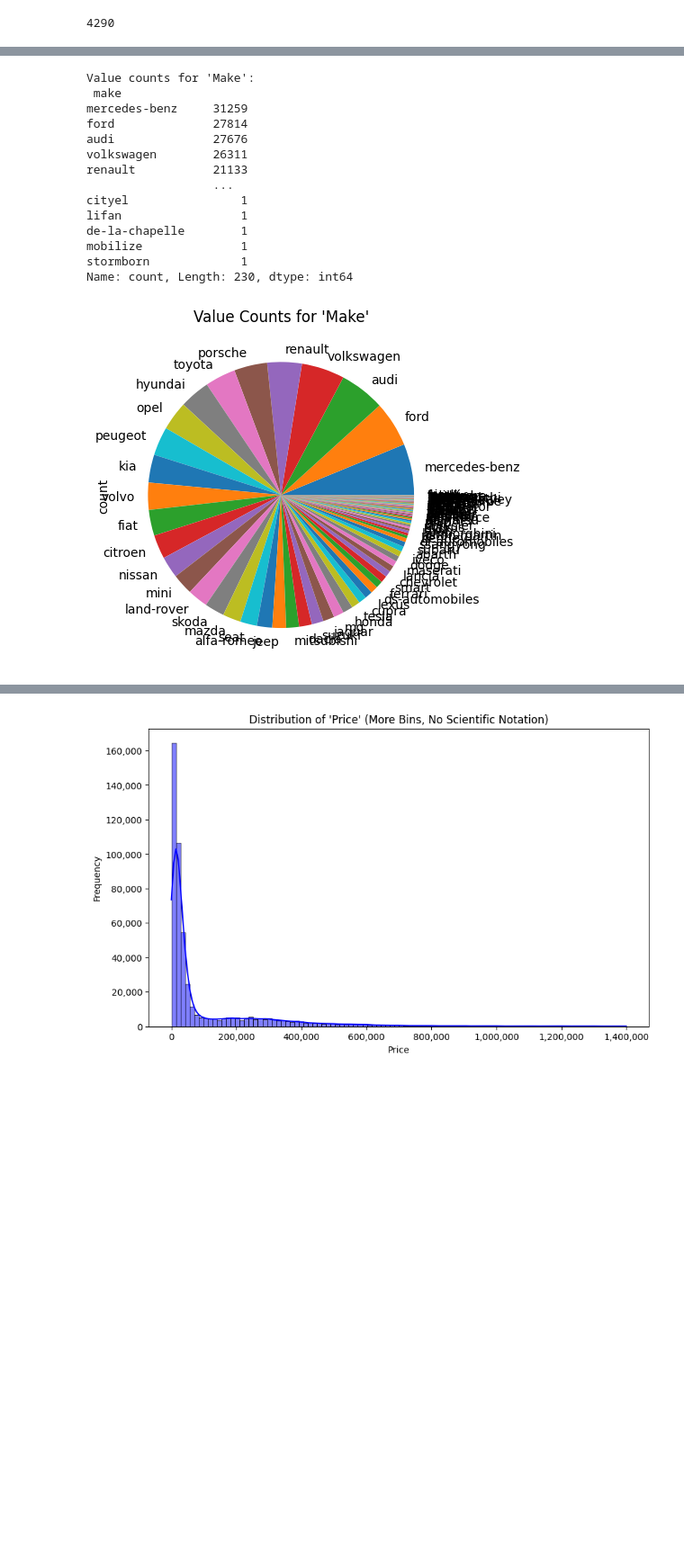
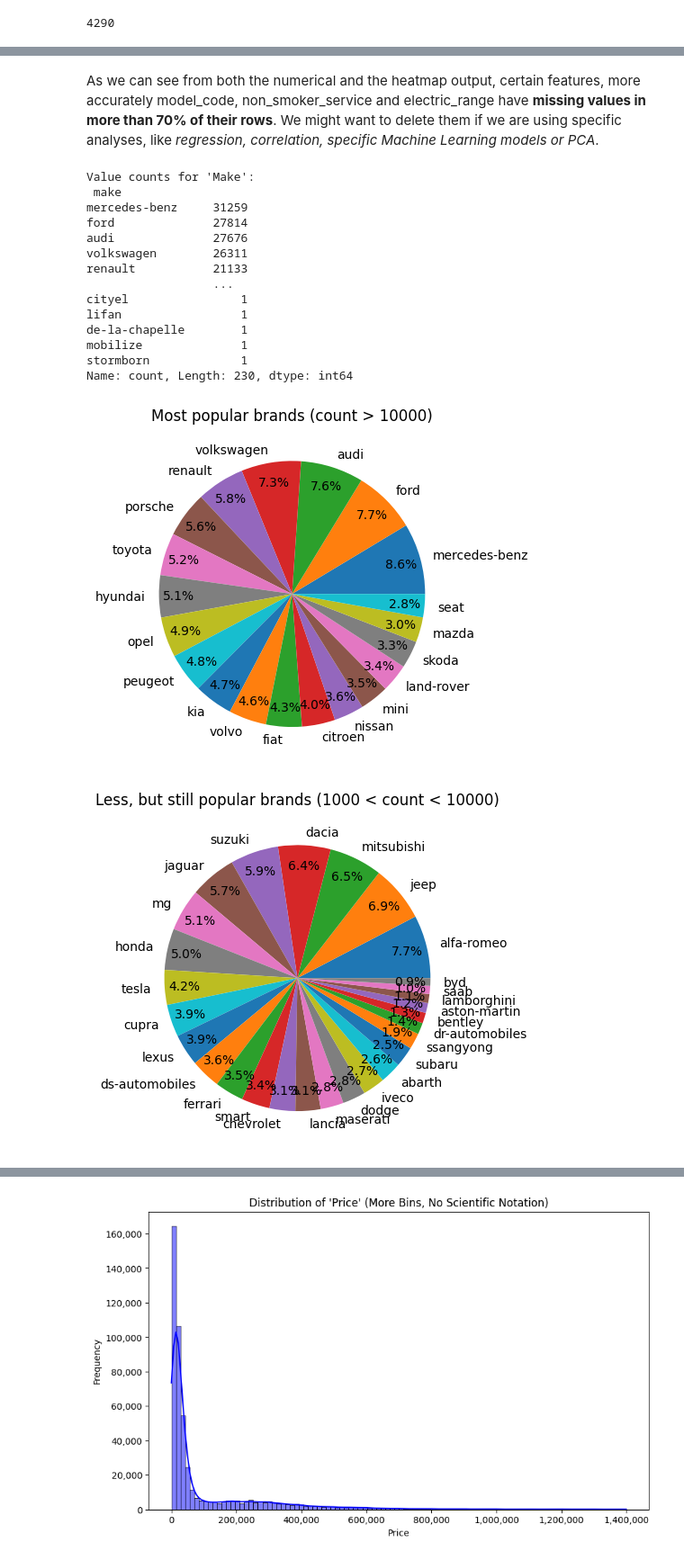
Before and after one commit to dfoddav2/SS25-capstone-project, a Jupyter notebook: exploratory.ipynb, the cells around one changed output, grey strips where cells are left out. Shown: that part at 90% size. Drawn from its saved outputs; the diff is of its cells as text; code cells hidden in the pictures; blank space fills up the shorter version.

```diff
--- a/exploratory.ipynb
+++ b/exploratory.ipynb
@@ -79,26 +149,42 @@ dtype: int64
+# %% [markdown]
+As we can see from both the numerical and the heatmap output, certain features, more accurately model_code, non_smoker_service and electric_range have **missing values in more than 70% of their rows**. We might want to delete them if we are using specific analyses, like *regression, correlation, specific Machine Learning models or PCA*.
 # %%
 # 3. Value Counts for Categorical Columns
 
 # Print value counts for categorical columns (example: 'Make')
-print("\nValue counts for 'Make':\n", df['make'].value_counts())
+print("\nValue counts for 'Make':\n", df['make'].value_counts().sort_values(ascending=False))
 
 # Visualize value counts for a categorical column (example: 'Make')
-df['make'].value_counts()[:100].plot(kind='pie')
-plt.title("Value Counts for 'Make'")
+make_counts = df['make'].value_counts()
+popular_makes = make_counts[make_counts > 10000]
+unpopular_makes = make_counts[(1000 < make_counts) & (make_counts < 10000)]
+popular_makes.plot(kind='pie',
+                        autopct='%1.1f%%',
+                        pctdistance=0.85)# showing percentages with autopct
+plt.title("Most popular brands (count > 10000)")
+plt.ylabel('')
 plt.show()
+
+unpopular_makes.plot(kind='pie',
+                        autopct='%1.1f%%',
+                        pctdistance=0.85)# showing percentages with autopct
+plt.title("Less, but still popular brands (1000 < count < 10000)")
+plt.ylabel('')
+plt.show()
 # %% [output]
 Value counts for 'Make':
  make
 mercedes-benz     31259
 ford              27814
 audi              27676
 volkswagen        26311
 renault           21133
                   ...
 cityel                1
 lifan                 1
 de-la-chapelle        1
 mobilize              1
 stormborn             1
 Name: count, Length: 230, dtype: int64
-[figure, old version]
+[figure, new version]
+[figure, added]
```
Also changed, not shown: parts of 11 cells of this notebook.
